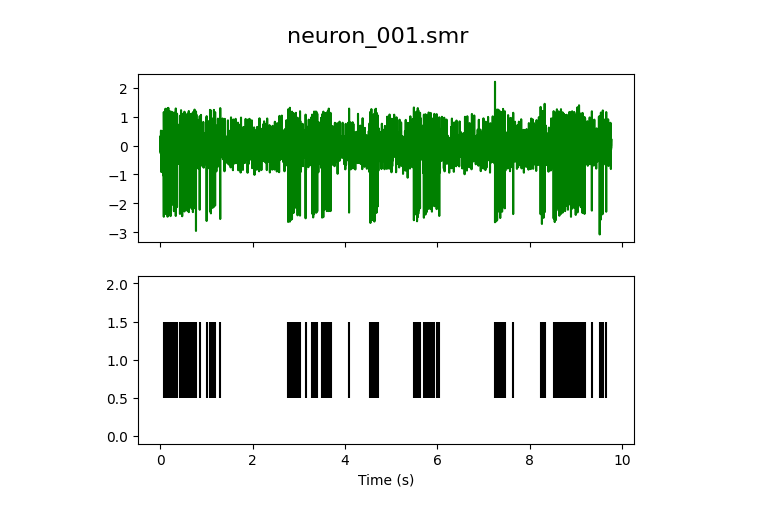
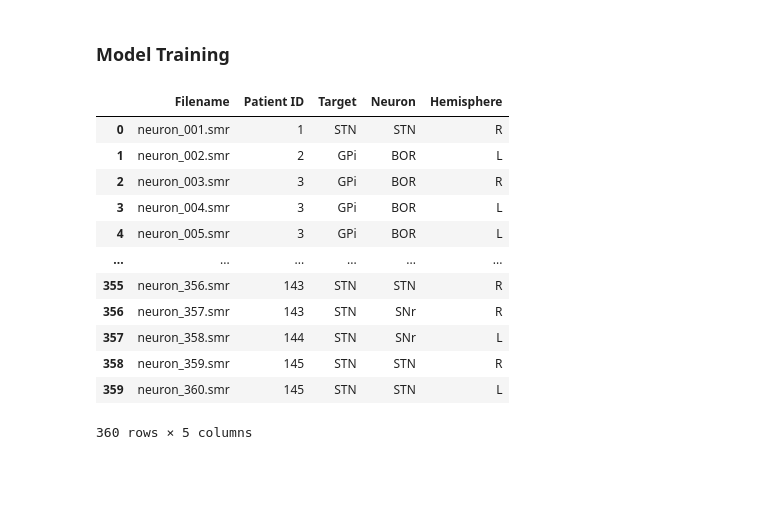
Before and after one commit to jazlynntan/BME1500H_group5, a Jupyter notebook: ModelTraining.ipynb, the cells around one changed output. Cells and saved outputs as stored; diff of their text form; code cells hidden in the pictures; blank space fills up the shorter version.

```diff
--- a/ModelTraining.ipynb
+++ b/ModelTraining.ipynb
@@ -4,4 +4,0 @@ import os
-# %%
-analogsignal, spike_times, sampling_frequency, time = load_spiketrain('/Users/jazlynn/Downloads/neurons-smr-format-sorted/neuron_001.smr', to_plot=True)
-# %% [output]
-[figure, removed]
@@ -12,0 +108,19 @@ for file in os.listdir(data_dir):
+# %% [markdown]
+### Model Training
+# %%
+metadata = pd.read_csv('/Users/jazlynn/Downloads/bme1500-project-5-metadata.csv')
+metadata
+# %% [output]
+|  | Filename | Patient ID | Target | Neuron | Hemisphere |
+| 0 | neuron_001.smr | 1 | STN | STN | R |
+| 1 | neuron_002.smr | 2 | GPi | BOR | L |
+| 2 | neuron_003.smr | 3 | GPi | BOR | R |
+| 3 | neuron_004.smr | 3 | GPi | BOR | L |
+| 4 | neuron_005.smr | 3 | GPi | BOR | L |
+| ... | ... | ... | ... | ... | ... |
+| 355 | neuron_356.smr | 143 | STN | STN | R |
+| 356 | neuron_357.smr | 143 | STN | SNr | R |
+| 357 | neuron_358.smr | 144 | STN | SNr | L |
+| 358 | neuron_359.smr | 145 | STN | STN | R |
+| 359 | neuron_360.smr | 145 | STN | STN | L |
+360 rows × 5 columns
```
Also changed, not shown: parts of 9 cells of this notebook, 3 other files.
